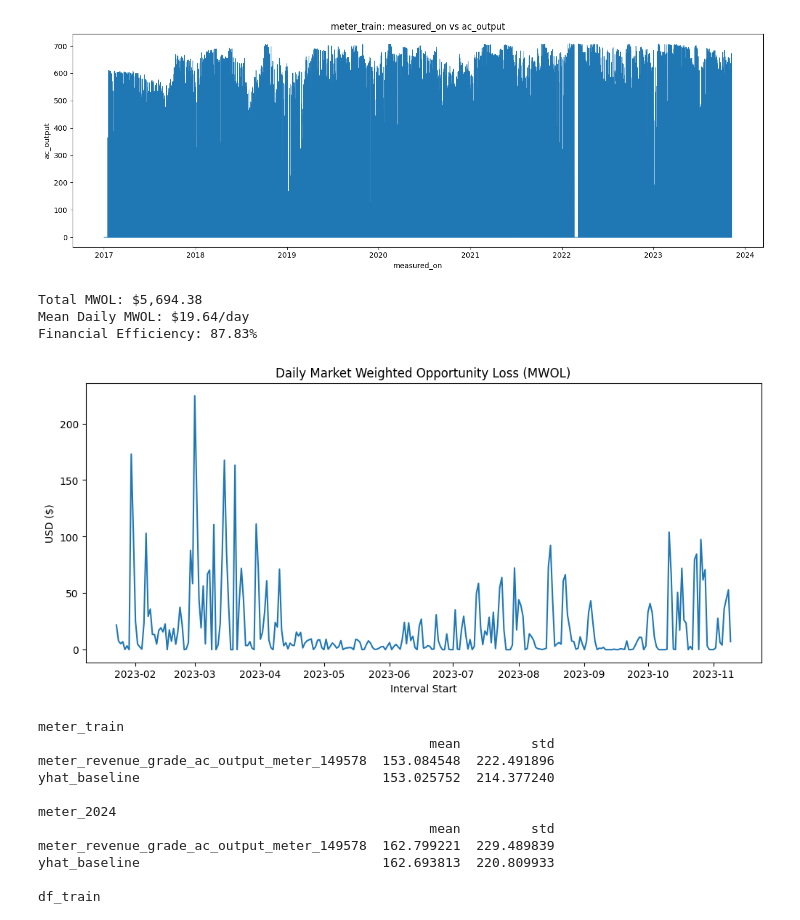
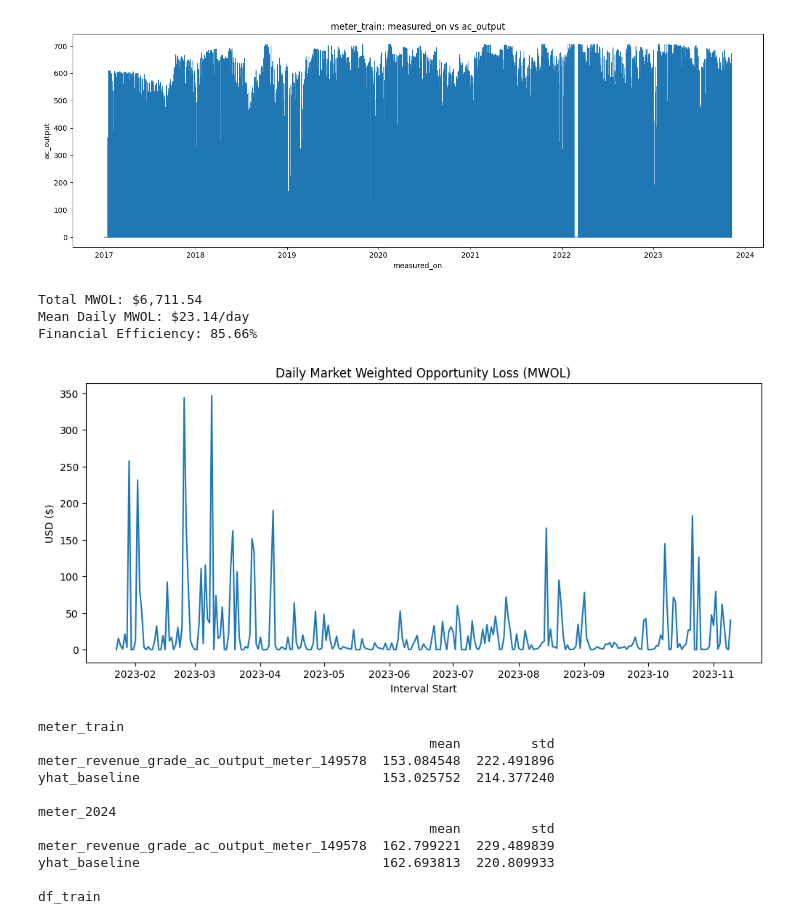
Before and after one commit to Erdos-Projects/spring-2026-solar-panel-degradation, a Jupyter notebook: solarpanels_df.ipynb, the cells around one changed output. Saved outputs shown, nothing was run; the diff lists cells and outputs as text; code cells hidden in the pictures.

```diff
--- a/solarpanels_df.ipynb
+++ b/solarpanels_df.ipynb
@@ -277,41 +277,37 @@ import numpy as np
 
 def compute_market_weighted_loss(actuals_15min, preds_15min, lmp_df, time_col="measured_on"):
     # --- Nested Helper Function ---
-    # Using your updated scale (0.001 * 0.25)
     def meter_to_hourly_scaled(df, time_col="measured_on", scale=0.001*0.25):
         df = df.copy()
         df[time_col] = pd.to_datetime(df[time_col]).dt.tz_localize(None)
         df = df.sort_values(time_col)
         num_cols = df.select_dtypes(include=[np.number]).columns.tolist()
-
         df[num_cols] = df[num_cols] * scale
-        # sum(min_count=1) returns NaN if all 4 15-min intervals are missing
         hourly_num = df.set_index(time_col)[num_cols].resample("1h").sum(min_count=1)
         return hourly_num.reset_index()
 
-    # 1. Downsample to Hourly
+    # 1. Downsample to Hourly (kWh -> MWh)
     actuals_hourly = meter_to_hourly_scaled(actuals_15min, time_col=time_col)
     preds_hourly = meter_to_hourly_scaled(preds_15min, time_col=time_col)
 
     # 2. Align Data
     df = lmp_df.copy()
     df['Interval Start'] = pd.to_datetime(df['Interval Start']).dt.tz_localize(None)
-
-    # Perform merges
     df = df.merge(actuals_hourly, left_on='Interval Start', right_on=time_col, how='left')
     df = df.merge(preds_hourly, left_on='Interval Start', right_on=time_col, how='left', suffixes=('_act', '_pred'))
 
-    # --- CRITICAL CHANGE: DROP ROWS WITH MISSING DATA ---
+    # 3. Filter for Data Presence & Calculate Imbalance Loss
     act_col = [c for c in actuals_hourly.columns if c != time_col][0]
     pred_col = [c for c in preds_hourly.columns if c != time_col][0]
 
-    # Only proceed with rows where LMP, Actuals, and Predictions all exist
-    # This ensures your financial metrics aren't skewed by 'ghost' data
+    # Drop rows missing any of the three keys
     df = df.dropna(subset=['LMP', act_col, pred_col])
 
-    # 3. Calculate Hourly Loss (Calculated only on complete rows)
-    df['error'] = df[act_col] - df[pred_col]
-    df['mwol_penalty'] = np.maximum(0, df['LMP'] * df['error'])
+    # NEW LOGIC: Penalty = max(0, Price * (Predicted - Actual))
+    # This covers Positive Price/Over-prediction AND Negative Price/Under-prediction
+    df['mwol_penalty'] = np.maximum(0, df['LMP'] * (df[pred_col] - df[act_col]))
+
+    # Potential Revenue remains max(0, Price * Actual)
     df['potential_revenue'] = np.maximum(0, df['LMP'] * df[act_col])
 
     # 4. Daily Aggregation
@@ -333,37 +329,37 @@ def compute_market_weighted_loss(actuals_15min, preds_15min, lmp_df, time_col="m
         "Daily_MWOL_Series": daily_df['mwol_penalty'],
         "Detailed_DF": df
     }
 
 
 # Usage:
 # results = compute_market_weighted_loss(meter_train, predictions_15min, lmp_df)
 # print(f"Financial Efficiency: {results['Financial Efficiency (%)']:.2f}%")
 
 
 results = compute_market_weighted_loss(
     meter_train[["measured_on", "meter_revenue_grade_ac_output_meter_149578"]],
     meter_train[["measured_on", "yhat_baseline"]],
     lmp_df,
     time_col="measured_on"
 )
 
 # Plotting the daily trend
 results['Daily_MWOL_Series'].plot(
     figsize=(12, 5),
     title="Daily Market Weighted Opportunity Loss (MWOL)",
     ylabel="USD ($)"
 )
 
 # Access the results
 print(f"Total MWOL: ${results['Total MWOL ($)']:,.2f}")
 # Mean Daily MWOL (the dollar value lost per day on average)
 print(f"Mean Daily MWOL: ${results['Mean Daily MWOL ($/day)']:,.2f}/day")
 print(f"Financial Efficiency: {results['Financial Efficiency (%)']:.2f}%")
 # %% [output]
-Total MWOL: $5,694.38
-Mean Daily MWOL: $19.64/day
-Financial Efficiency: 87.83%
+Total MWOL: $6,711.54
+Mean Daily MWOL: $23.14/day
+Financial Efficiency: 85.66%
-[figure, old version]
+[figure, new version]
 # %%
 # Mean and std for all numeric columns in each dataframe
 dfs = {
```
